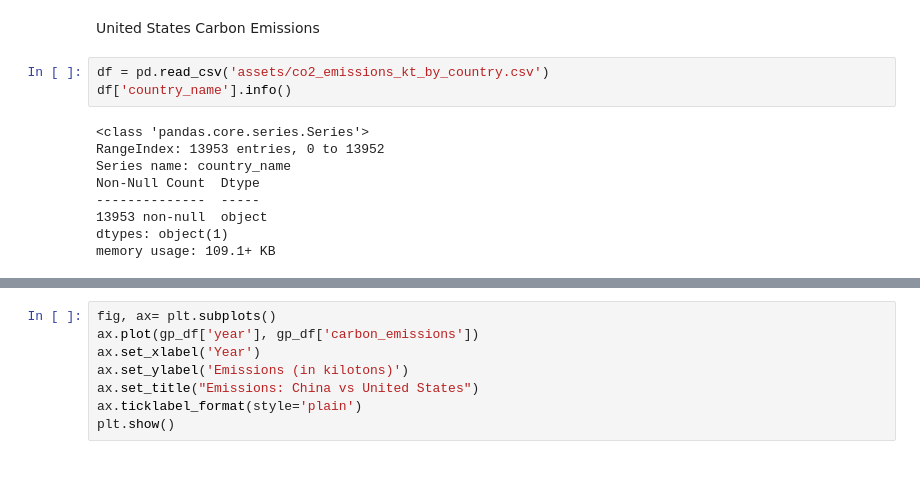
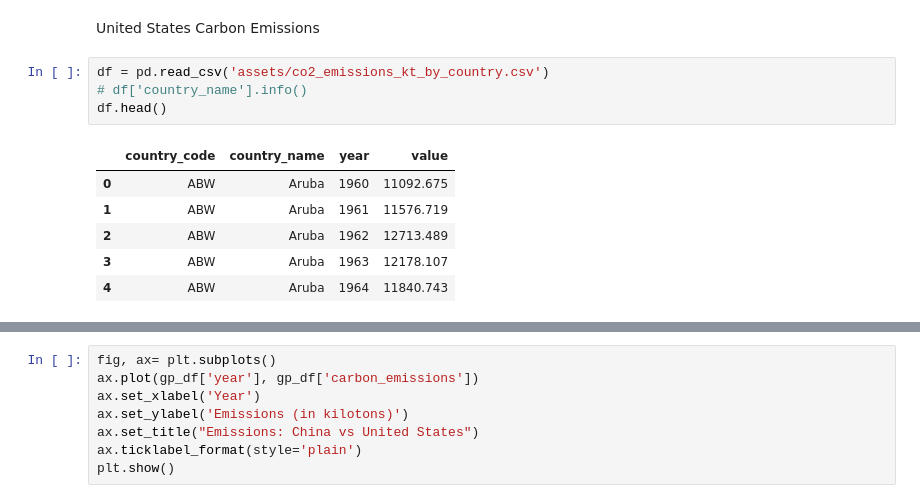
Before and after one commit to JeffreyFennell/Carbon-Emissions, a Jupyter notebook: carbon_emissions_project/carbon_emissions.ipynb, the cells around one changed output, grey strips where cells are left out. Drawn from its saved outputs; the diff is of its cells as text; blank space fills up the shorter version.

```diff
--- a/carbon_emissions_project/carbon_emissions.ipynb
+++ b/carbon_emissions_project/carbon_emissions.ipynb
@@ -7,13 +7,12 @@ import matplotlib.pyplot as plt
 United States Carbon Emissions
 # %%
 df = pd.read_csv('assets/co2_emissions_kt_by_country.csv')
-df['country_name'].info()
+# df['country_name'].info()
+df.head()
 # %% [output]
-<class 'pandas.core.series.Series'>
-RangeIndex: 13953 entries, 0 to 13952
-Series name: country_name
-Non-Null Count  Dtype
---------------  -----
-13953 non-null  object
-dtypes: object(1)
-memory usage: 109.1+ KB
+|  | country_code | country_name | year | value |
+| 0 | ABW | Aruba | 1960 | 11092.675 |
+| 1 | ABW | Aruba | 1961 | 11576.719 |
+| 2 | ABW | Aruba | 1962 | 12713.489 |
+| 3 | ABW | Aruba | 1963 | 12178.107 |
+| 4 | ABW | Aruba | 1964 | 11840.743 |
```
Also changed, not shown: parts of 9 cells of this notebook.
